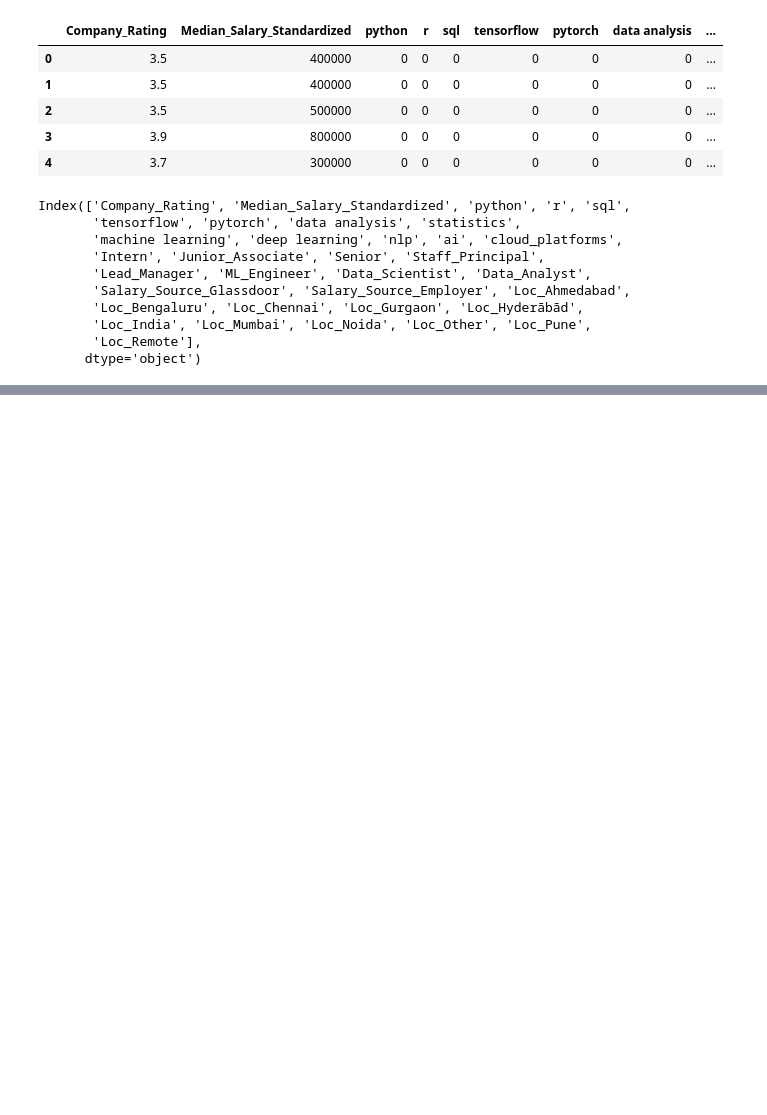
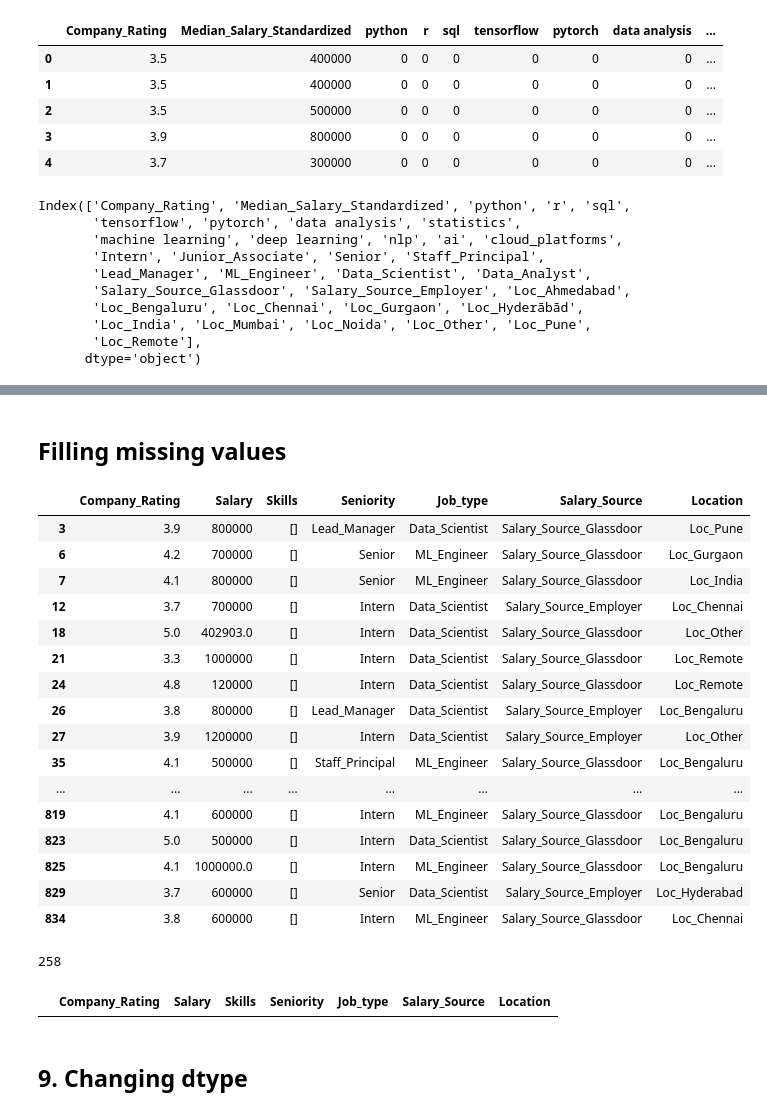
Before and after one commit to Dhanush-Raj1/Data-Science-Salary-Project, a Jupyter notebook: notebooks/cleaning_eda.ipynb, the cells around one changed output, grey strips where cells are left out. Cells and saved outputs as stored; diff of their text form; code cells hidden in the pictures; blank space fills up the shorter version.

```diff
--- a/notebooks/cleaning_eda.ipynb
+++ b/notebooks/cleaning_eda.ipynb
@@ -4273,0 +4347,2 @@ df_copy.to_csv(r'F:\Data-Science\Projects\2.Data-Science-Salary-Project\data\dat
+# %%
+df_copy['Location'] = df_copy[location_cols].idxmax(axis=1)
@@ -4273,0 +4377,12 @@ df_copy.to_csv(r'F:\Data-Science\Projects\2.Data-Science-Salary-Project\data\dat
+# %%
+df_copy.drop([
+       'Python', 'R', 'SQL', 'TensorFlow',
+       'PyTorch', 'Data_Analysis', 'Statistics', 'Machine_Learning',
+       'Deep_Learning', 'NLP', 'AI', 'Cloud_Platforms', 'Intern',
+       'Junior_Associate', 'Senior', 'Staff_Principal', 'Lead_Manager',
+       'ML_Engineer', 'Data_Scientist', 'Data_Analyst',
+       'Salary_Source_Glassdoor', 'Salary_Source_Employer', 'Loc_Ahmedabad',
+       'Loc_Bengaluru', 'Loc_Chennai', 'Loc_Gurgaon', 'Loc_Hyderabad',
+       'Loc_India', 'Loc_Mumbai', 'Loc_Noida', 'Loc_Other', 'Loc_Pune',
+       'Loc_Remote'],
+             axis=1, inplace=True)
@@ -4273,0 +4443,12 @@ df_copy.to_csv(r'F:\Data-Science\Projects\2.Data-Science-Salary-Project\data\dat
+# %%
+# convert skills from string to list
+
+import ast
+
+# convert only strings to list
+def convert_strings(x):
+    if isinstance(x, str):           # only string
+        return ast.literal_eval(x)   # return as list
+    return x                         # if list keep as it is
+# %%
+df_copy['Skills'] = df_copy['Skills'].apply(convert_strings)
@@ -4273,0 +4475,26 @@ df_copy.to_csv(r'F:\Data-Science\Projects\2.Data-Science-Salary-Project\data\dat
+# %% [markdown]
+## Filling missing values
+# %%
+df_copy[df_copy['Skills'].apply(lambda x: x == [])]
+# %% [output]
+|  | Company_Rating | Salary | Skills | Seniority | Job_type | Salary_Source | Location |
+| 3 | 3.9 | 800000 | [] | Lead_Manager | Data_Scientist | Salary_Source_Glassdoor | Loc_Pune |
+| 6 | 4.2 | 700000 | [] | Senior | ML_Engineer | Salary_Source_Glassdoor | Loc_Gurgaon |
+| 7 | 4.1 | 800000 | [] | Senior | ML_Engineer | Salary_Source_Glassdoor | Loc_India |
+| 12 | 3.7 | 700000 | [] | Intern | Data_Scientist | Salary_Source_Employer | Loc_Chennai |
+| 18 | 5.0 | 402903.0 | [] | Intern | Data_Scientist | Salary_Source_Glassdoor | Loc_Other |
+| 21 | 3.3 | 1000000 | [] | Intern | Data_Scientist | Salary_Source_Glassdoor | Loc_Remote |
+| 24 | 4.8 | 120000 | [] | Intern | Data_Scientist | Salary_Source_Glassdoor | Loc_Remote |
+| 26 | 3.8 | 800000 | [] | Lead_Manager | Data_Scientist | Salary_Source_Employer | Loc_Bengaluru |
+| 27 | 3.9 | 1200000 | [] | Intern | Data_Scientist | Salary_Source_Employer | Loc_Other |
+| 35 | 4.1 | 500000 | [] | Staff_Principal | ML_Engineer | Salary_Source_Glassdoor | Loc_Bengaluru |
+| ... | ... | ... | ... | ... | ... | ... | ... |
+| 819 | 4.1 | 600000 | [] | Intern | ML_Engineer | Salary_Source_Glassdoor | Loc_Bengaluru |
+| 823 | 5.0 | 500000 | [] | Intern | Data_Scientist | Salary_Source_Glassdoor | Loc_Bengaluru |
+| 825 | 4.1 | 1000000.0 | [] | Intern | ML_Engineer | Salary_Source_Glassdoor | Loc_Bengaluru |
+| 829 | 3.7 | 600000 | [] | Senior | Data_Scientist | Salary_Source_Employer | Loc_Hyderabad |
+| 834 | 3.8 | 600000 | [] | Intern | ML_Engineer | Salary_Source_Glassdoor | Loc_Chennai |
+# %%
+len(df_copy[df_copy['Skills'].apply(lambda x: x == [])])
+# %% [output]
+258
@@ -4273,0 +4504,6 @@ df_copy.to_csv(r'F:\Data-Science\Projects\2.Data-Science-Salary-Project\data\dat
+# %%
+df_copy[df_copy['Skills'].apply(lambda x: x == [])]
+# %% [output]
+|  | Company_Rating | Salary | Skills | Seniority | Job_type | Salary_Source | Location |
+# %% [markdown]
+## 9. Changing dtype
```
Also changed, not shown: parts of 56 cells of this notebook.
